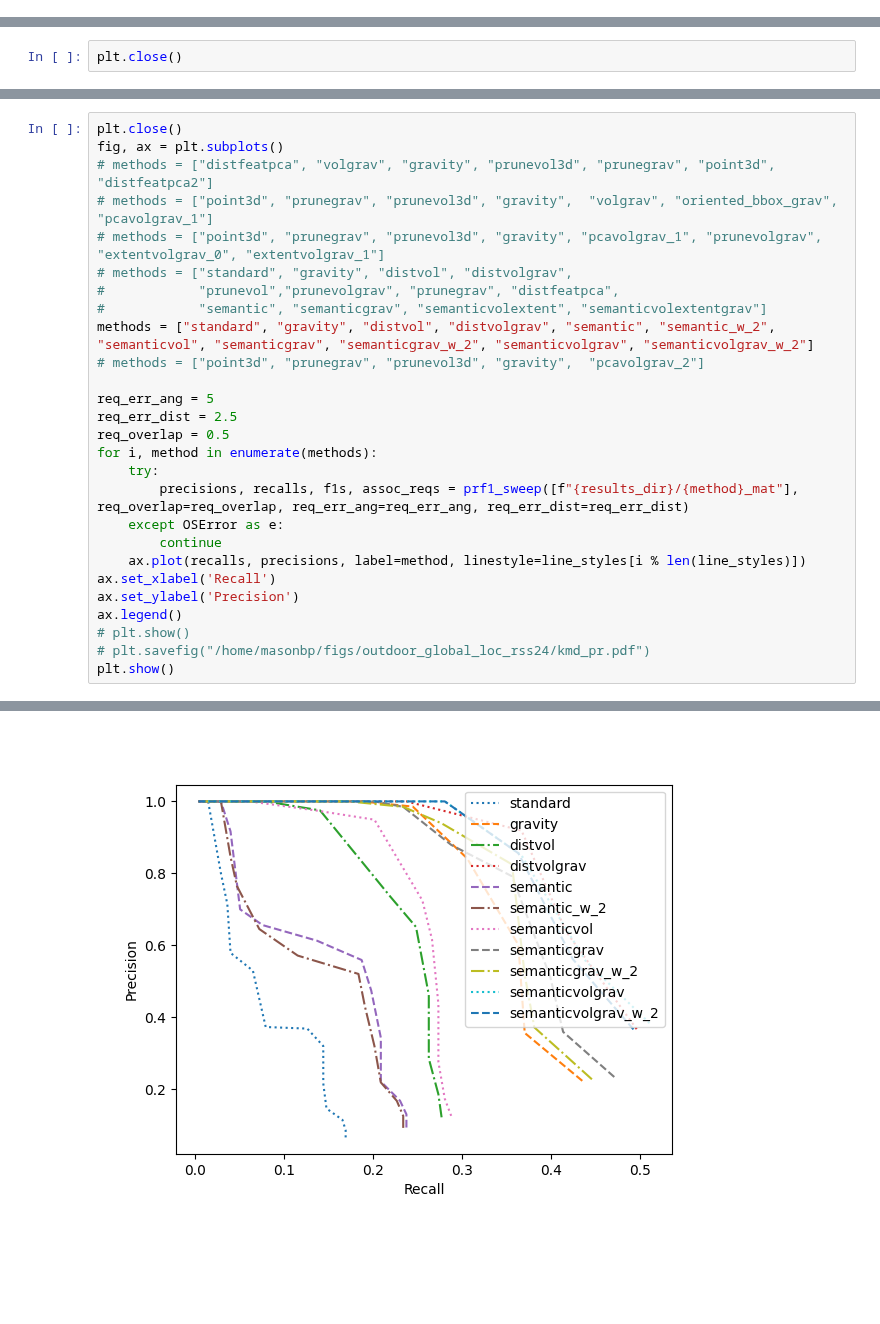
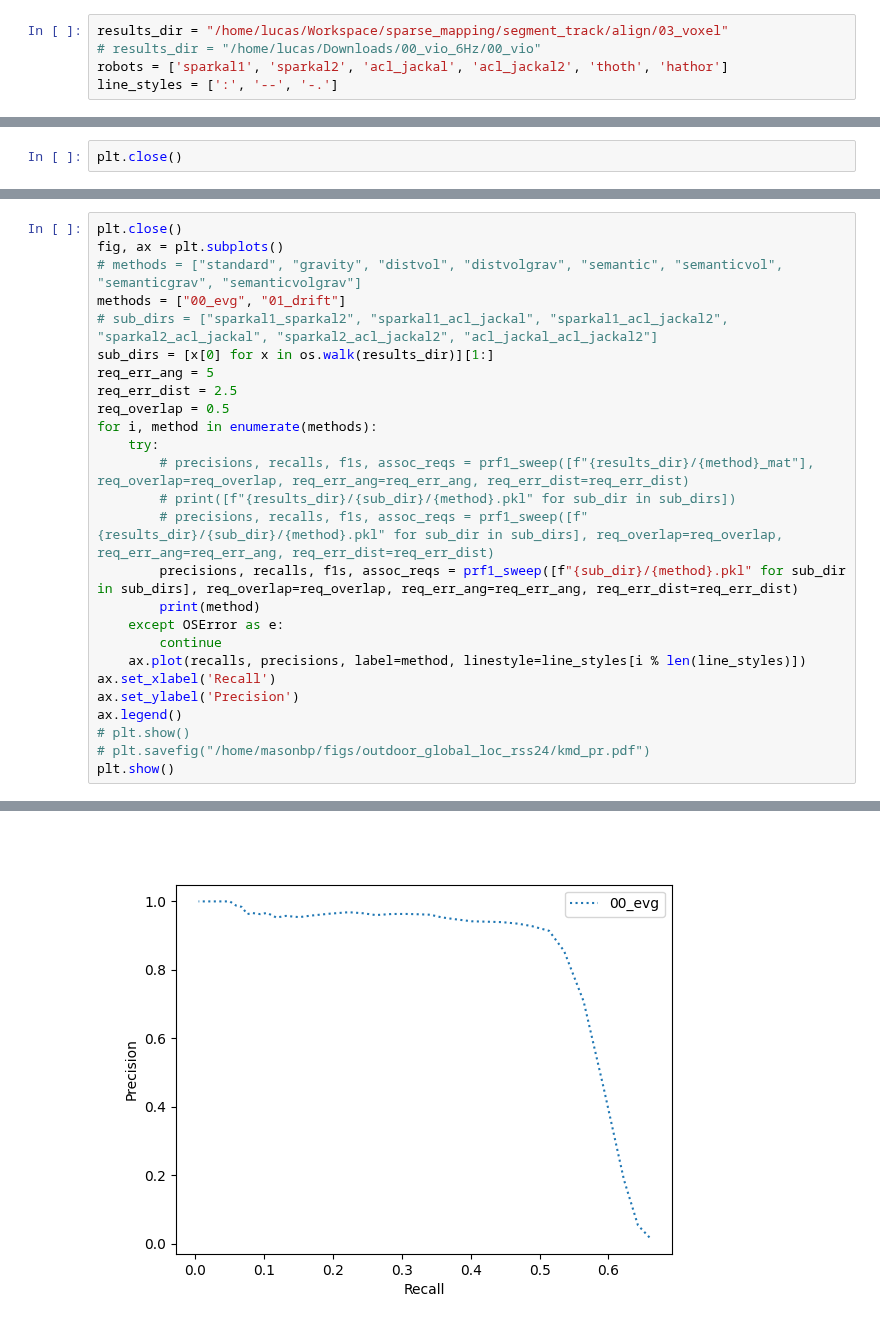
Before and after one commit to mit-acl/roman, a Jupyter notebook: notebooks/submap_align/pr_compare.ipynb, the cells around one changed output, grey strips where cells are left out. Drawn from its saved outputs; the diff is of its cells as text; blank space fills up the shorter version.

Commit message:
Update Lucas dev.

```diff
--- a/notebooks/submap_align/pr_compare.ipynb
+++ b/notebooks/submap_align/pr_compare.ipynb
@@ -23,3 +7,8 @@ line_styles = [':', '--', '-.']
+# %%
+results_dir = "/home/lucas/Workspace/sparse_mapping/segment_track/align/03_voxel"
+# results_dir = "/home/lucas/Downloads/00_vio_6Hz/00_vio"
+robots = ['sparkal1', 'sparkal2', 'acl_jackal', 'acl_jackal2', 'thoth', 'hathor']
+line_styles = [':', '--', '-.']
 # %%
 %matplotlib widget
 # %%
@@ -27,21 +36,20 @@ plt.close()
 # %%
 plt.close()
 fig, ax = plt.subplots()
-# methods = ["distfeatpca", "volgrav", "gravity", "prunevol3d", "prunegrav", "point3d", "distfeatpca2"]
-# methods = ["point3d", "prunegrav", "prunevol3d", "gravity",  "volgrav", "oriented_bbox_grav", "pcavolgrav_1"]
-# methods = ["point3d", "prunegrav", "prunevol3d", "gravity", "pcavolgrav_1", "prunevolgrav", "extentvolgrav_0", "extentvolgrav_1"]
-# methods = ["standard", "gravity", "distvol", "distvolgrav",
-#            "prunevol","prunevolgrav", "prunegrav", "distfeatpca",
-#            "semantic", "semanticgrav", "semanticvolextent", "semanticvolextentgrav"]
-methods = ["standard", "gravity", "distvol", "distvolgrav", "semantic", "semantic_w_2", "semanticvol", "semanticgrav", "semanticgrav_w_2", "semanticvolgrav", "semanticvolgrav_w_2"]
-# methods = ["point3d", "prunegrav", "prunevol3d", "gravity",  "pcavolgrav_2"]
-
+# methods = ["standard", "gravity", "distvol", "distvolgrav", "semantic", "semanticvol", "semanticgrav", "semanticvolgrav"]
+methods = ["00_evg", "01_drift"]
+# sub_dirs = ["sparkal1_sparkal2", "sparkal1_acl_jackal", "sparkal1_acl_jackal2", "sparkal2_acl_jackal", "sparkal2_acl_jackal2", "acl_jackal_acl_jackal2"]
+sub_dirs = [x[0] for x in os.walk(results_dir)][1:]
 req_err_ang = 5
 req_err_dist = 2.5
 req_overlap = 0.5
 for i, method in enumerate(methods):
     try:
-        precisions, recalls, f1s, assoc_reqs = prf1_sweep([f"{results_dir}/{method}_mat"], req_overlap=req_overlap, req_err_ang=req_err_ang, req_err_dist=req_err_dist)
+        # precisions, recalls, f1s, assoc_reqs = prf1_sweep([f"{results_dir}/{method}_mat"], req_overlap=req_overlap, req_err_ang=req_err_ang, req_err_dist=req_err_dist)
+        # print([f"{results_dir}/{sub_dir}/{method}.pkl" for sub_dir in sub_dirs])
+        # precisions, recalls, f1s, assoc_reqs = prf1_sweep([f"{results_dir}/{sub_dir}/{method}.pkl" for sub_dir in sub_dirs], req_overlap=req_overlap, req_err_ang=req_err_ang, req_err_dist=req_err_dist)
+        precisions, recalls, f1s, assoc_reqs = prf1_sweep([f"{sub_dir}/{method}.pkl" for sub_dir in sub_dirs], req_overlap=req_overlap, req_err_ang=req_err_ang, req_err_dist=req_err_dist)
+        print(method)
     except OSError as e:
         continue
     ax.plot(recalls, precisions, label=method, linestyle=line_styles[i % len(line_styles)])
@@ -55 +64 @@ plt.show()
-[figure, old version]
+[figure, new version]
```
Also changed, not shown: parts of 4 cells of this notebook, 1 other file.
